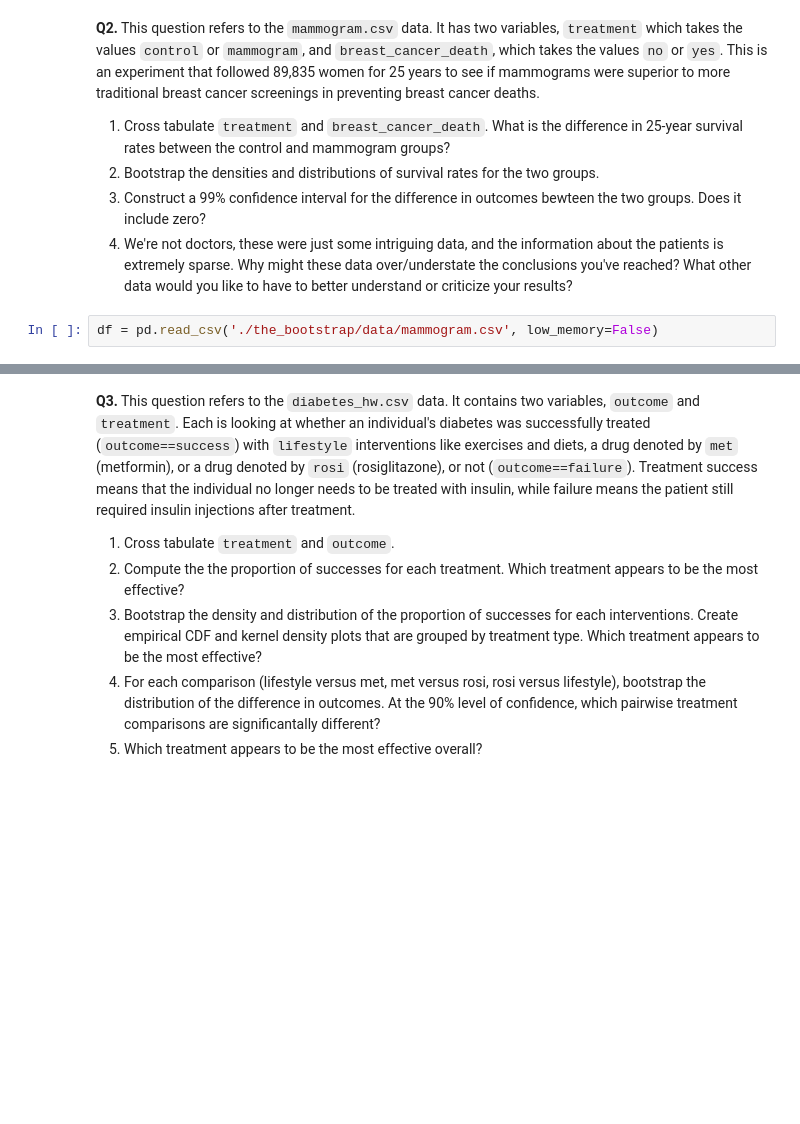
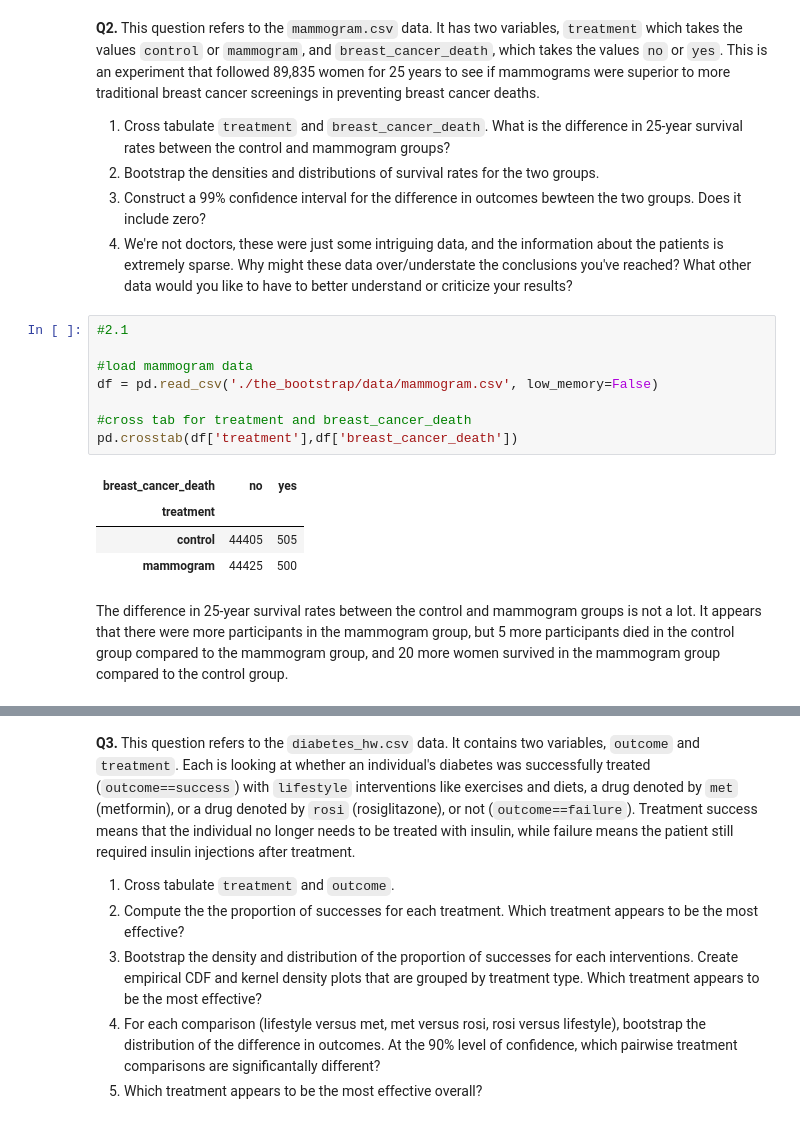
Before and after one commit to kaitlinblakeslee/the_bootstrap, a Jupyter notebook: assignment_5.ipynb, the cells around one changed output, grey strips where cells are left out. Saved outputs shown, nothing was run; the diff lists cells and outputs as text; blank space fills up the shorter version.

```diff
--- a/assignment_5.ipynb
+++ b/assignment_5.ipynb
@@ -220,4 +220,17 @@ It appears from the graph above that the most likely total (expected value) is a
 3. Construct a 99% confidence interval for the difference in outcomes bewteen the two groups. Does it include zero?
 4. We're not doctors, these were just some intriguing data, and the information about the patients is extremely sparse. Why might these data over/understate the conclusions you've reached? What other data would you like to have to better understand or criticize your results?
 # %%
+#2.1
+
+#load mammogram data
 df = pd.read_csv('./the_bootstrap/data/mammogram.csv', low_memory=False)
+
+#cross tab for treatment and breast_cancer_death
+pd.crosstab(df['treatment'],df['breast_cancer_death'])
+# %% [output]
+| breast_cancer_death | no | yes |
+| treatment |  |  |
+| control | 44405 | 505 |
+| mammogram | 44425 | 500 |
+# %% [markdown]
+The difference in 25-year survival rates between the control and mammogram groups is not a lot. It appears that there were more participants in the mammogram group, but 5 more participants died in the control group compared to the mammogram group, and 20 more women survived in the mammogram group compared to the control group.
```
Also changed, not shown: parts of 5 cells of this notebook.
